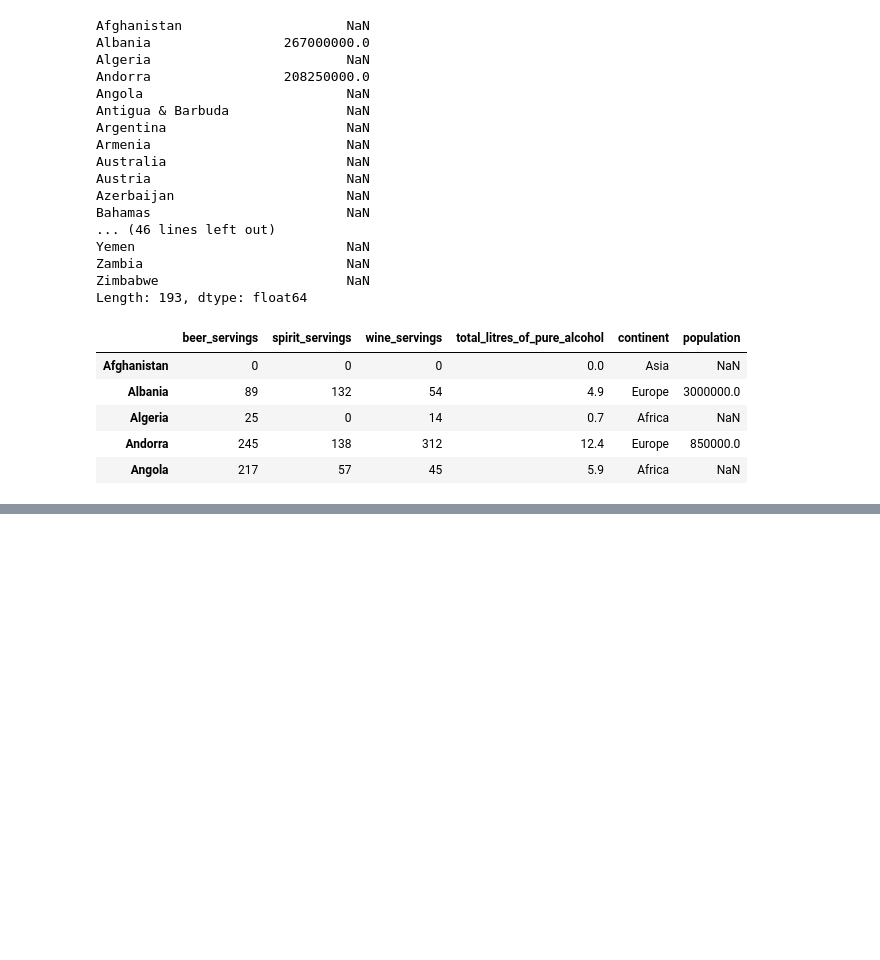
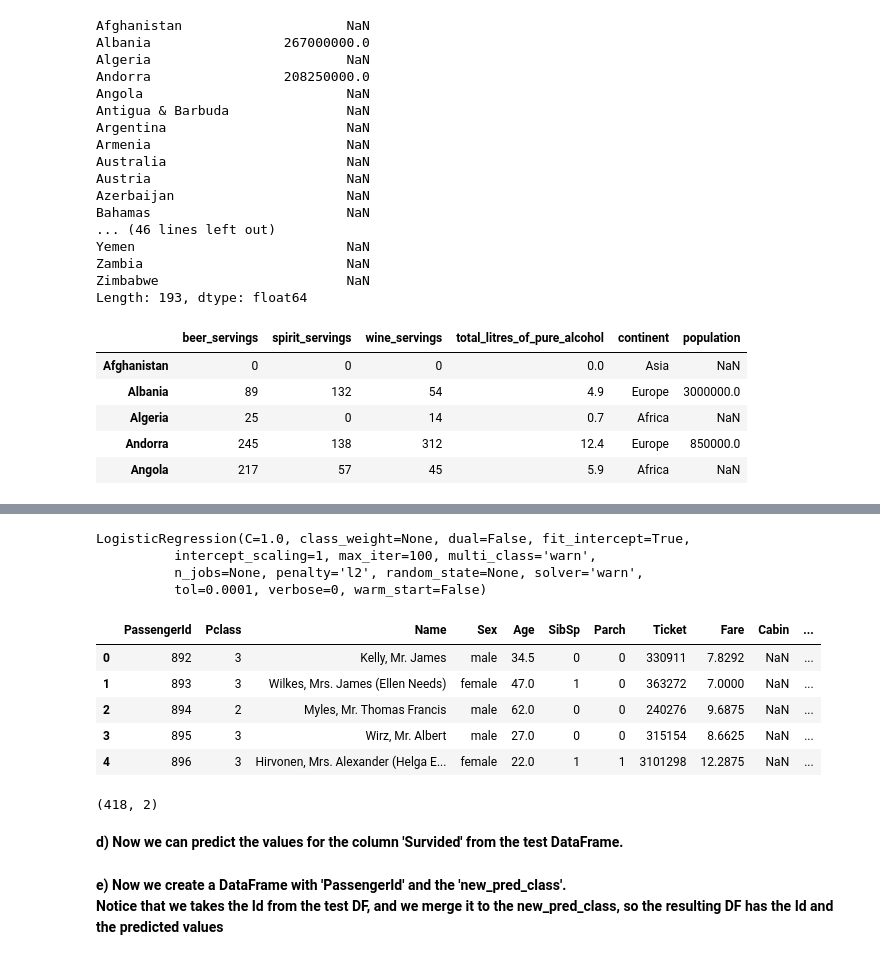
Before and after one commit to causapablo/Data-School, a Jupyter notebook: My practices on the course/Practicas Data School.ipynb, the cells around one changed output, grey strips where cells are left out. Saved outputs shown, nothing was run; the diff lists cells and outputs as text; code cells hidden in the pictures; blank space fills up the shorter version.

```diff
--- a/My practices on the course/Practicas Data School.ipynb
+++ b/My practices on the course/Practicas Data School.ipynb
@@ -1437,0 +1605,31 @@ pd.concat([drinks,people],axis=1).head()
+# %%
+from sklearn.linear_model import LogisticRegression
+logreg = LogisticRegression()
+logreg.fit(X,y)
+# %% [output]
+LogisticRegression(C=1.0, class_weight=None, dual=False, fit_intercept=True,
+          intercept_scaling=1, max_iter=100, multi_class='warn',
+          n_jobs=None, penalty='l2', random_state=None, solver='warn',
+          tol=0.0001, verbose=0, warm_start=False)
+# %%
+test = pd.read_csv('http://bit.ly/kaggletest')
+# %%
+test.head()
+#Notice that this DataFrame looks very similar to the previous DataFrame train.
+#The only difference is that this one doesn't have the column of 'Survived'.
+#This is because we don't know yet the 'Survided', we want to predict it, so this DF lacks from that column-
+# %% [output]
+|  | PassengerId | Pclass | Name | Sex | Age | SibSp | Parch | Ticket | Fare | Cabin | ... |
+| 0 | 892 | 3 | Kelly, Mr. James | male | 34.5 | 0 | 0 | 330911 | 7.8292 | NaN | ... |
+| 1 | 893 | 3 | Wilkes, Mrs. James (Ellen Needs) | female | 47.0 | 1 | 0 | 363272 | 7.0000 | NaN | ... |
+| 2 | 894 | 2 | Myles, Mr. Thomas Francis | male | 62.0 | 0 | 0 | 240276 | 9.6875 | NaN | ... |
+| 3 | 895 | 3 | Wirz, Mr. Albert | male | 27.0 | 0 | 0 | 315154 | 8.6625 | NaN | ... |
+| 4 | 896 | 3 | Hirvonen, Mrs. Alexander (Helga E... | female | 22.0 | 1 | 1 | 3101298 | 12.2875 | NaN | ... |
+# %%
+X_new = test.loc[:,feature_cols]
+X_new.shape
+#We define the features from the test DataFrame in order to use them as base to predict the 'Survided'
+# %% [output]
+(418, 2)
+# %% [markdown]
+**d) Now we can predict the values for the column 'Survided' from the test DataFrame.**
@@ -1437,0 +1638,3 @@ pd.concat([drinks,people],axis=1).head()
+# %% [markdown]
+**e) Now we create a DataFrame with 'PassengerId' and the 'new_pred_class'.<br>
+Notice that we takes the Id from the test DF, and we merge it to the new_pred_class, so the resulting DF has the Id and the predicted values**
```
Also changed, not shown: parts of 39 cells of this notebook.
